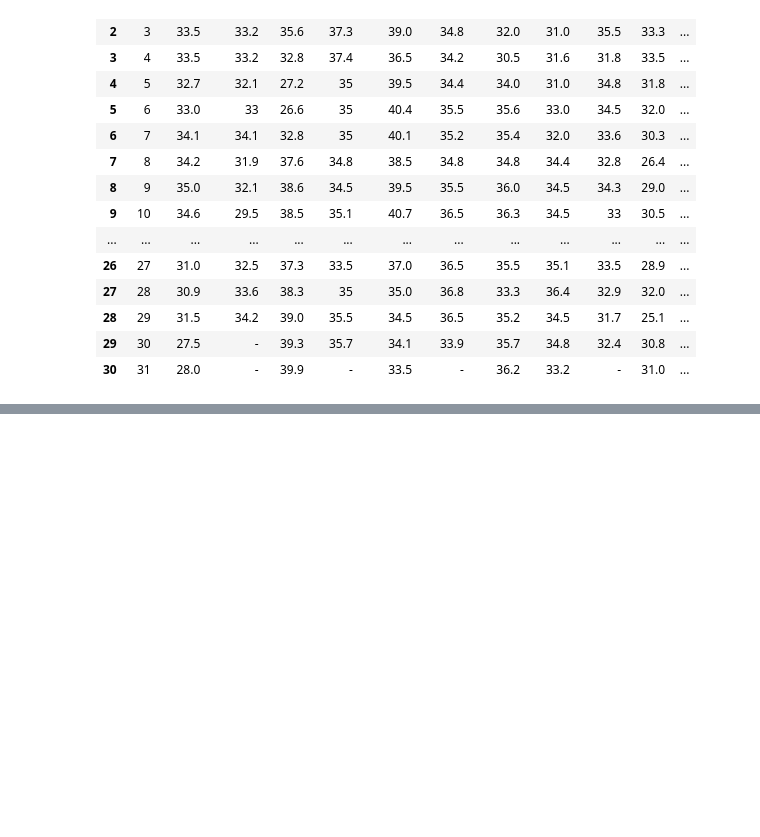
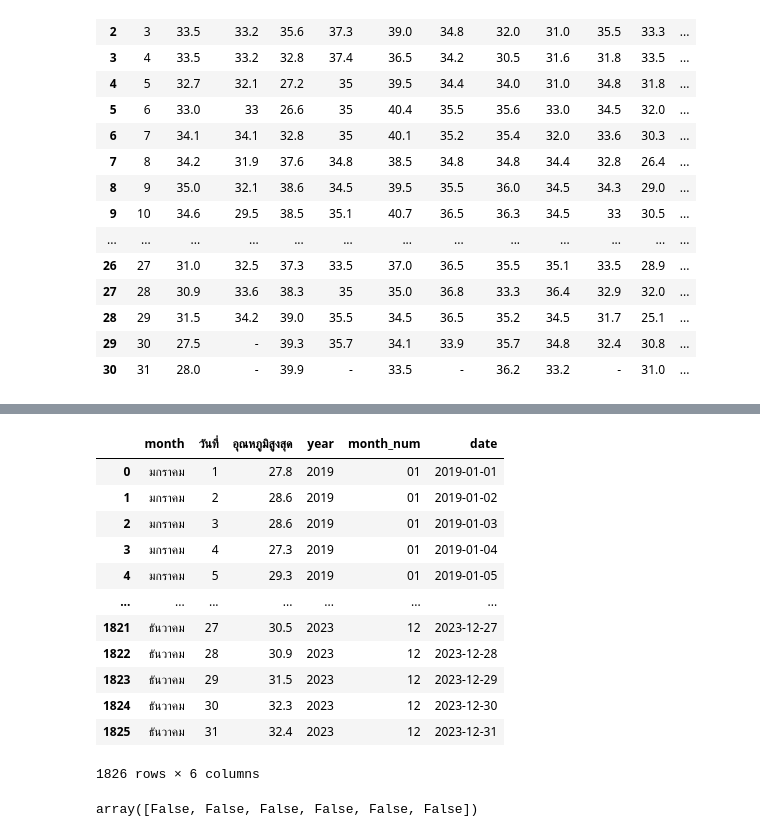
Before and after one commit to Tawanss/football, a Jupyter notebook: Untitled12.ipynb, the cells around one changed output, grey strips where cells are left out. Saved outputs shown, nothing was run; the diff lists cells and outputs as text; code cells hidden in the pictures; blank space fills up the shorter version.

```diff
--- a/Untitled12.ipynb
+++ b/Untitled12.ipynb
@@ -333,10 +333,10 @@ max2021.dropna(subset=['date'],inplace=True)
 max2022.dropna(subset=['date'],inplace=True)
 max2023.dropna(subset=['date'],inplace=True)
 # %%
-max2019.reset_index(inplace = True)
-max2020.reset_index(inplace = True)
-max2021.reset_index(inplace = True)
-max2022.reset_index(inplace = True)
-max2023.reset_index(inplace = True)
+max2019.reset_index(drop=True,inplace = True)
+max2020.reset_index(drop=True,inplace = True)
+max2021.reset_index(drop=True,inplace = True)
+max2022.reset_index(drop=True,inplace = True)
+max2023.reset_index(drop=True,inplace = True)
 # %%
 finish_max = pd.concat([max2019,max2020,max2021,max2022,max2023],ignore_index=True)
@@ -342,0 +454,16 @@ finish_max = pd.concat([max2019,max2020,max2021,max2022,max2023],ignore_index=Tr
+# %%
+finish_max
+# %% [output]
+|  | month | วันที่ | อุณหภูมิสูงสุด | year | month_num | date |
+| 0 | มกราคม | 1 | 27.8 | 2019 | 01 | 2019-01-01 |
+| 1 | มกราคม | 2 | 28.6 | 2019 | 01 | 2019-01-02 |
+| 2 | มกราคม | 3 | 28.6 | 2019 | 01 | 2019-01-03 |
+| 3 | มกราคม | 4 | 27.3 | 2019 | 01 | 2019-01-04 |
+| 4 | มกราคม | 5 | 29.3 | 2019 | 01 | 2019-01-05 |
+| ... | ... | ... | ... | ... | ... | ... |
+| 1821 | ธันวาคม | 27 | 30.5 | 2023 | 12 | 2023-12-27 |
+| 1822 | ธันวาคม | 28 | 30.9 | 2023 | 12 | 2023-12-28 |
+| 1823 | ธันวาคม | 29 | 31.5 | 2023 | 12 | 2023-12-29 |
+| 1824 | ธันวาคม | 30 | 32.3 | 2023 | 12 | 2023-12-30 |
+| 1825 | ธันวาคม | 31 | 32.4 | 2023 | 12 | 2023-12-31 |
+1826 rows × 6 columns
@@ -342,0 +472,4 @@ finish_max = pd.concat([max2019,max2020,max2021,max2022,max2023],ignore_index=Tr
+# %%
+merge.columns.isnull()
+# %% [output]
+array([False, False, False, False, False, False])
```
Also changed, not shown: parts of 20 cells of this notebook.
